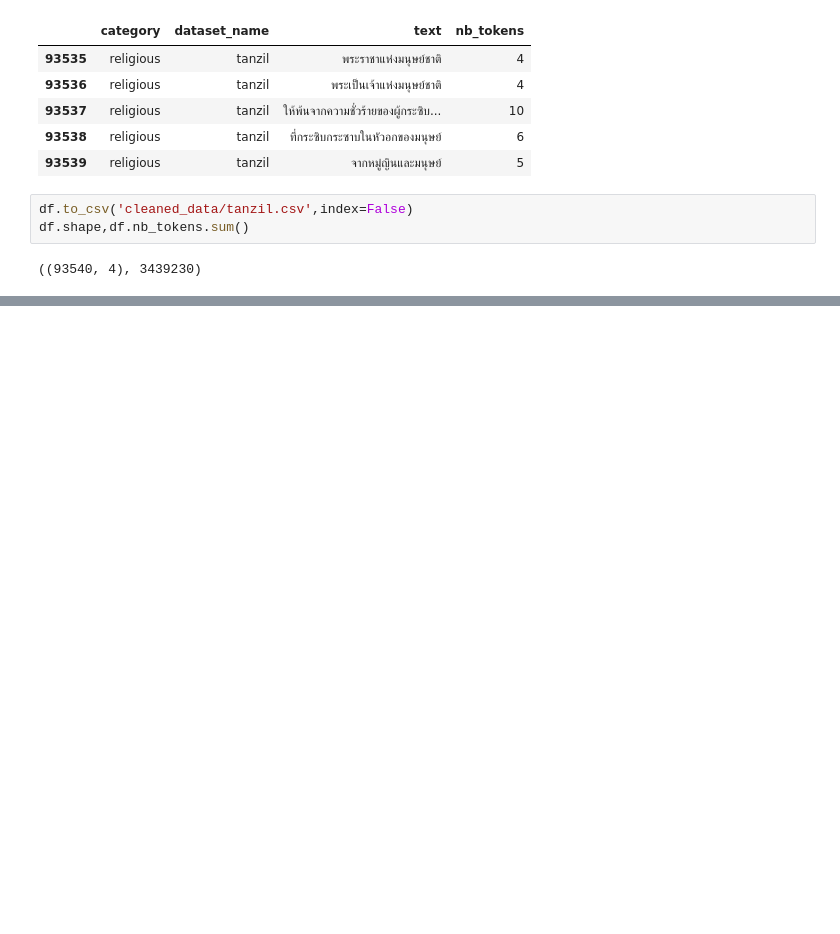
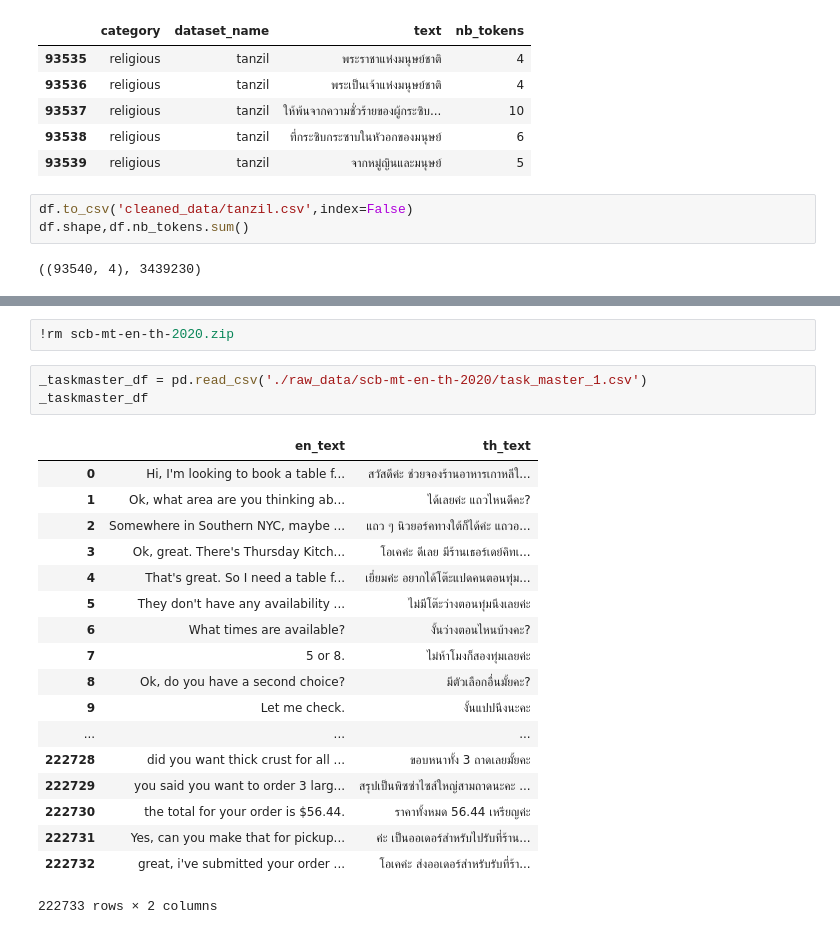
Before and after one commit to vistec-AI/thai2transformers, a Jupyter notebook: preprocess_datasets.ipynb, the cells around one changed output, grey strips where cells are left out. Drawn from its saved outputs; the diff is of its cells as text; blank space fills up the shorter version.

Commit message:
Add section to preprocess the following datasets: thairath-222k, thaipbs-111k, and scb-mt-en-th-2020 (only taskmaster-1)

```diff
--- a/preprocess_datasets.ipynb
+++ b/preprocess_datasets.ipynb
@@ -413,0 +528,24 @@ df.shape,df.nb_tokens.sum()
+# %%
+!rm scb-mt-en-th-2020.zip
+# %%
+_taskmaster_df = pd.read_csv('./raw_data/scb-mt-en-th-2020/task_master_1.csv')
+_taskmaster_df
+# %% [output]
+|  | en_text | th_text |
+| 0 | Hi, I'm looking to book a table f... | สวัสดีค่ะ ช่วยจองร้านอาหารเกาหลีใ... |
+| 1 | Ok, what area are you thinking ab... | ได้เลยค่ะ แถวไหนดีคะ? |
+| 2 | Somewhere in Southern NYC, maybe ... | แถว ๆ นิวยอร์คทางใต้ก็ได้ค่ะ แถวอ... |
+| 3 | Ok, great. There's Thursday Kitch... | โอเคค่ะ ดีเลย มีร้านเธอร์เดย์คิทเ... |
+| 4 | That's great. So I need a table f... | เยี่ยมค่ะ อยากได้โต๊ะแปดคนตอนทุ่ม... |
+| 5 | They don't have any availability ... | ไม่มีโต๊ะว่างตอนทุ่มนึงเลยค่ะ |
+| 6 | What times are available? | งั้นว่างตอนไหนบ้างคะ? |
+| 7 | 5 or 8. | ไม่ห้าโมงก็สองทุ่มเลยค่ะ |
+| 8 | Ok, do you have a second choice? | มีตัวเลือกอื่นมั้ยคะ? |
+| 9 | Let me check. | งั้นแปปนึงนะคะ |
+| ... | ... | ... |
+| 222728 | did you want thick crust for all ... | ขอบหนาทั้ง 3 ถาดเลยมั้ยคะ |
+| 222729 | you said you want to order 3 larg... | สรุปเป็นพิซซ่าไซส์ใหญ่สามถาดนะคะ ... |
+| 222730 | the total for your order is $56.44. | ราคาทั้งหมด 56.44 เหรียญค่ะ |
+| 222731 | Yes, can you make that for pickup... | ค่ะ เป็นออเดอร์สำหรับไปรับที่ร้าน... |
+| 222732 | great, i've submitted your order ... | โอเคค่ะ ส่งออเดอร์สำหรับรับที่ร้า... |
+222733 rows × 2 columns
```
Also changed, not shown: parts of 27 cells of this notebook.
